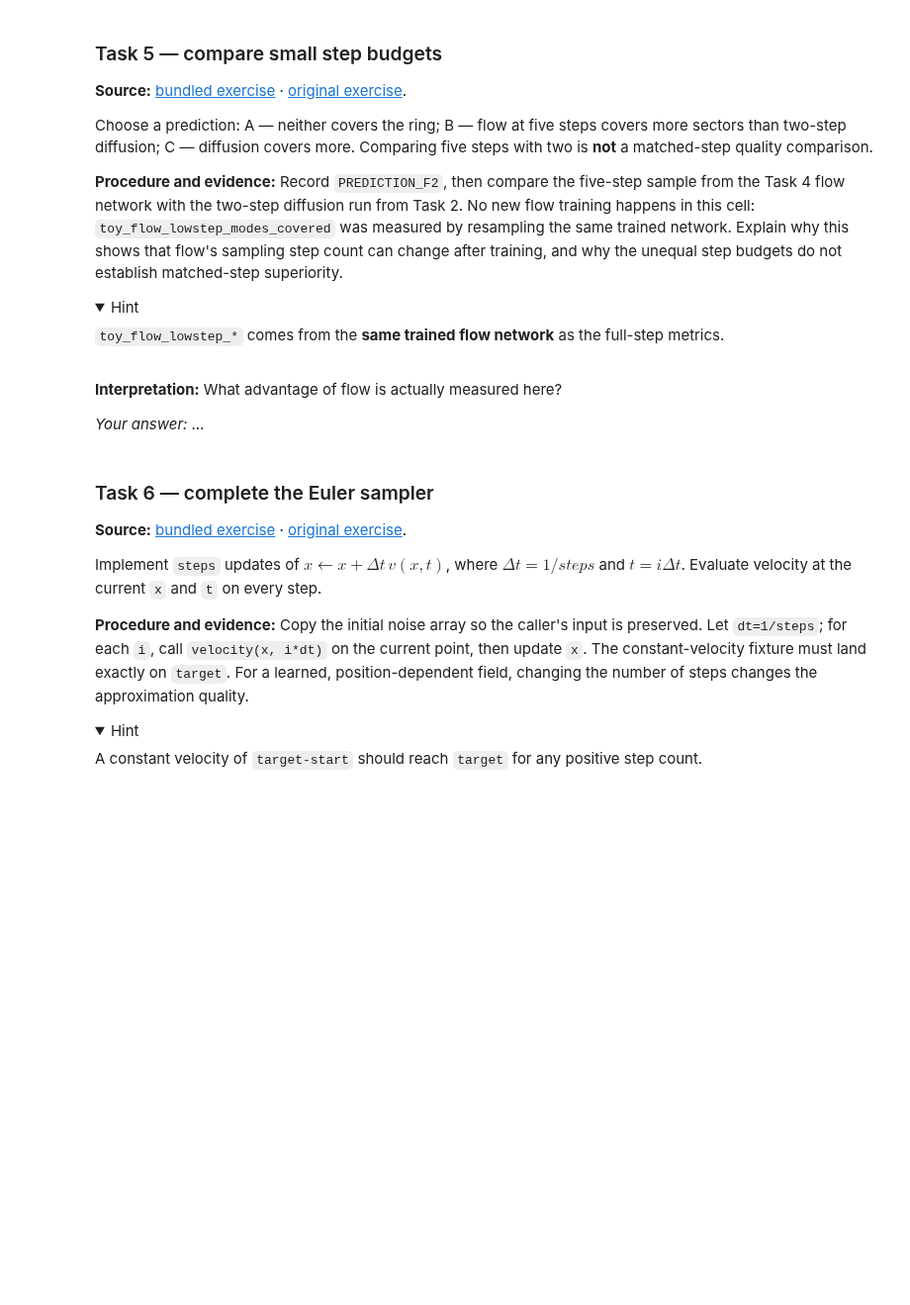
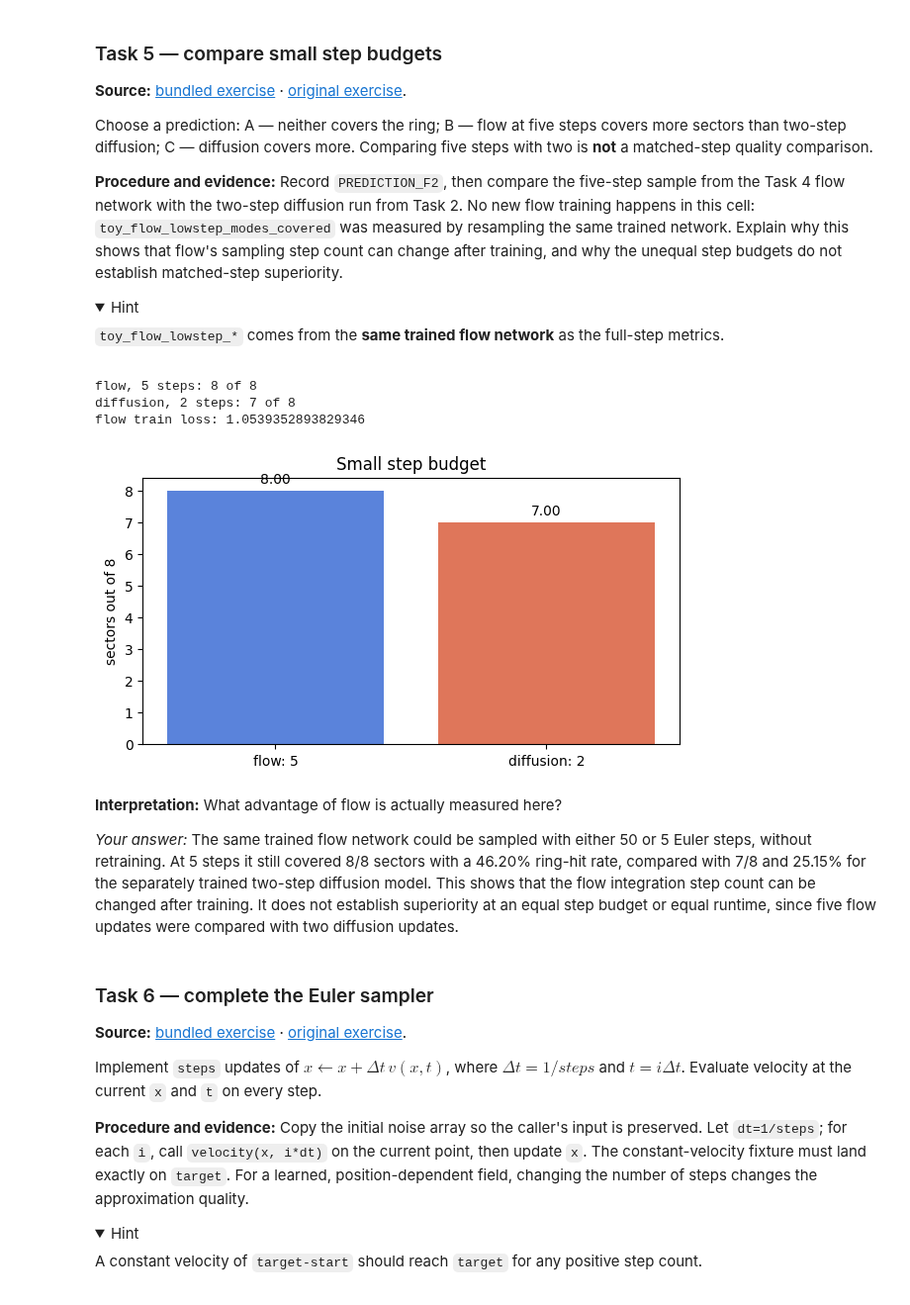
Before and after one commit to adam-suliman/multimodal-vla-course, a Jupyter notebook: 03-diffusion-policy-flow-matching/seminar_03_diffusion_flow_student.ipynb, the cells around one changed output. Shown at 99% size. Cells and saved outputs as stored; diff of their text form; code cells hidden in the pictures; folded sections open; blank space fills up the shorter version.

```diff
--- a/03-diffusion-policy-flow-matching/seminar_03_diffusion_flow_student.ipynb
+++ b/03-diffusion-policy-flow-matching/seminar_03_diffusion_flow_student.ipynb
@@ -573,16 +612,21 @@ five steps with two is **not** a matched-step quality comparison.
 
 </details>
 # %%
-PREDICTION_F2 = None  # TODO
+PREDICTION_F2 = 'B'
 assert PREDICTION_F2 in ('A','B','C'), 'Record your prediction first'
 print('flow, 5 steps:', f_full['toy_flow_lowstep_modes_covered'], 'of 8')
 print('diffusion, 2 steps:', d_few['toy_diffusion_modes_covered'], 'of 8')
 print('flow train loss:', f_full['toy_final_loss'])
 metric_bars(['flow: 5','diffusion: 2'], [f_full['toy_flow_lowstep_modes_covered'], d_few['toy_diffusion_modes_covered']], 'Small step budget', 'sectors out of 8')
+# %% [output]
+flow, 5 steps: 8 of 8
+diffusion, 2 steps: 7 of 8
+flow train loss: 1.0539352893829346
+[figure, added]
 # %% [markdown]
 **Interpretation:** What advantage of flow is actually measured here?
 
-*Your answer:* …
+*Your answer:* The same trained flow network could be sampled with either 50 or 5 Euler steps, without retraining. At 5 steps it still covered 8/8 sectors with a 46.20% ring-hit rate, compared with 7/8 and 25.15% for the separately trained two-step diffusion model. This shows that the flow integration step count can be changed after training. It does not establish superiority at an equal step budget or equal runtime, since five flow updates were compared with two diffusion updates.
 # %% [markdown]
 ### Task 6 — complete the Euler sampler
 
```
Also changed, not shown: parts of 23 cells of this notebook.
